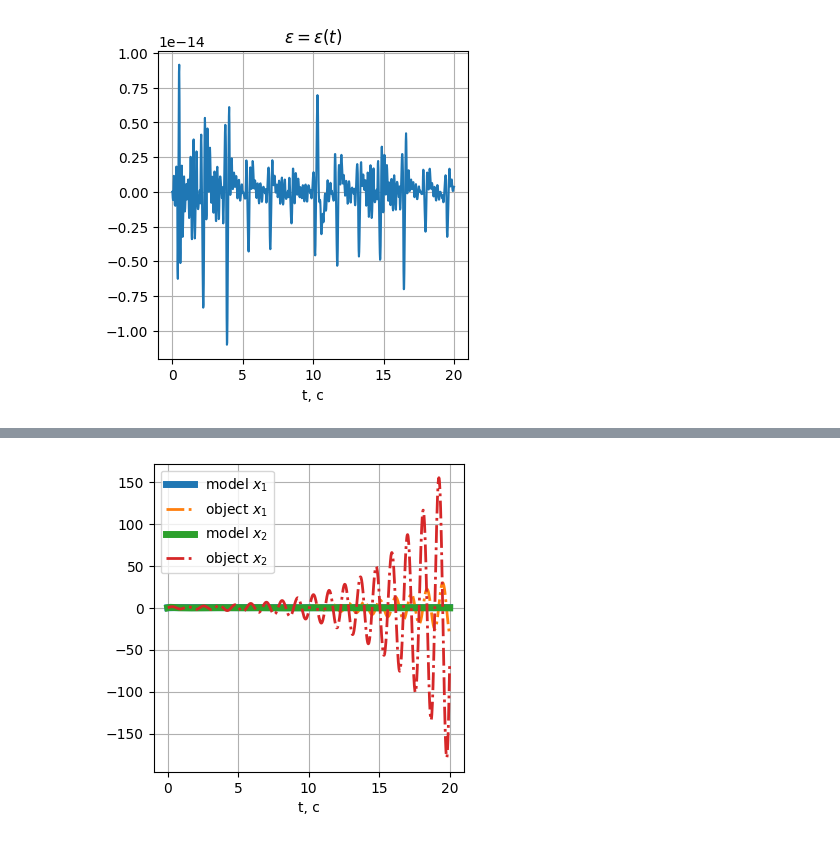
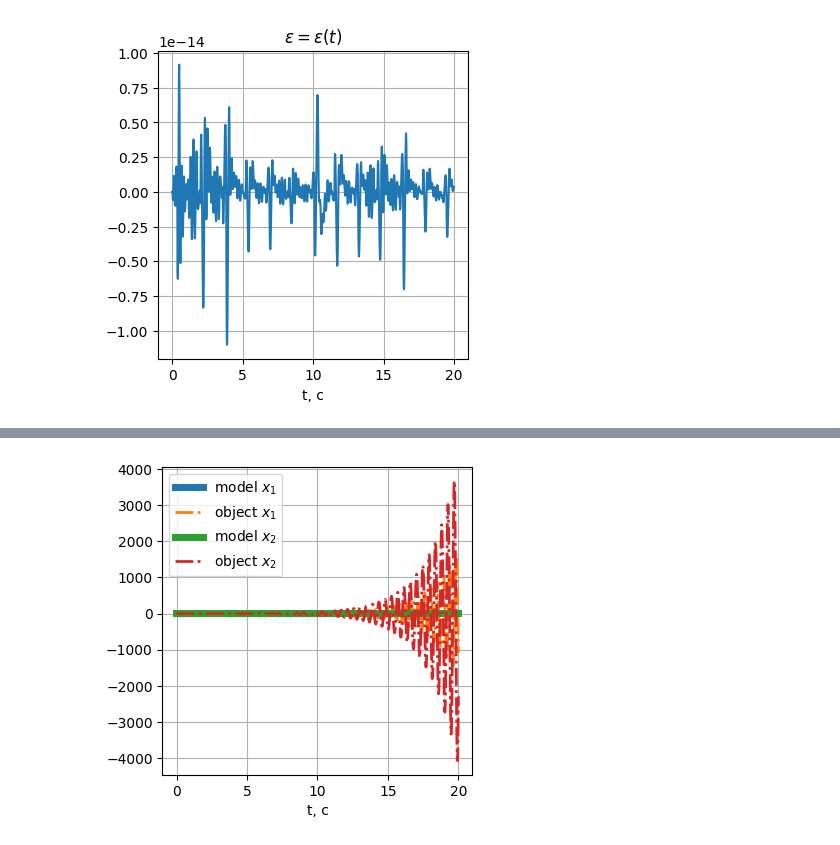
Before and after one commit to lalayants/adaptive-and-robust-control, a Jupyter notebook: 3/3.ipynb, the cells around one changed output, grey strips where cells are left out. Drawn from its saved outputs; the diff is of its cells as text; code cells hidden in the pictures.

```diff
--- a/3/3.ipynb
+++ b/3/3.ipynb
@@ -132,17 +128,17 @@ plt.savefig(SAVE_PATH + '2_not_ideal_1.1_e.png')
 # %%
-data = solve_ivp(system, t_span=t_span, t_eval=np.linspace(*t_span, 1000), y0=y0, args=(A, B, theta + 1.2, kappa, g))
+data = solve_ivp(system, t_span=t_span, t_eval=np.linspace(*t_span, 1000), y0=y0, args=(A + 5, B, theta, kappa, g))
 
 plt.plot(data.t, data_model.y[0, :], linewidth=5, label='model $x_1$')
 plt.plot(data.t, data.y[0, :], '-.', linewidth=2, label='object $x_1$')
 plt.plot(data.t, data_model.y[1, :], linewidth=5, label='model $x_2$')
 plt.plot(data.t, data.y[1, :], '-.', linewidth=2, label='object $x_2$')
 plt.grid()
 plt.legend()
 plt.xlabel('t, c')
 
-plt.savefig(SAVE_PATH + '2_bad_1.2_x.png')
+plt.savefig(SAVE_PATH + '2_bad_5_x.png')
 # %% [output]
-[figure, old version]
+[figure, new version]
 # %%
 plt.plot(data.t, (C @ data.y).reshape(-1) - (C_m @ data_model.y).reshape(-1))
 plt.grid()
```
Also changed, not shown: parts of 19 cells of this notebook.
